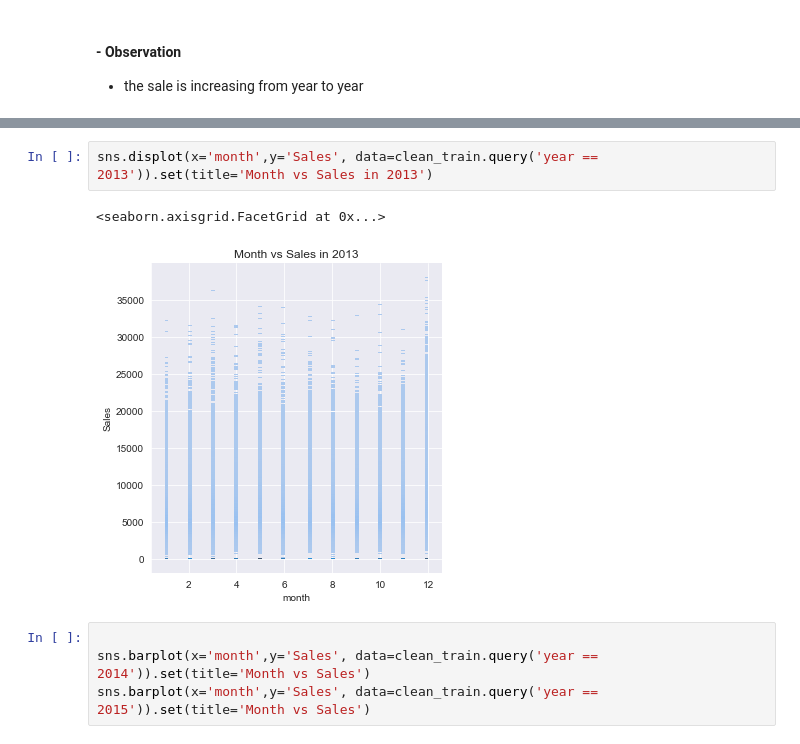
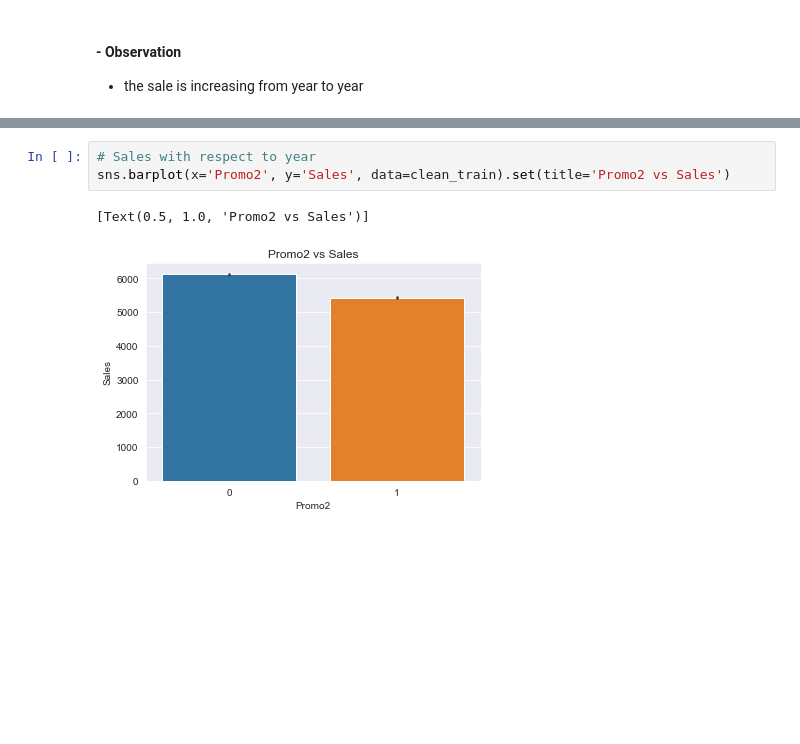
Before and after one commit to AntenehTilaye/Sales-Prediction-For-Pharmaceutical, a Jupyter notebook: notebooks/EDA.ipynb, the cells around one changed output, grey strips where cells are left out. Saved outputs shown, nothing was run; the diff lists cells and outputs as text; blank space fills up the shorter version.

```diff
--- a/notebooks/EDA.ipynb
+++ b/notebooks/EDA.ipynb
@@ -229,9 +336,6 @@ sns.barplot(x='month',y='Sales', data=clean_train).set(title='Month vs Sales')
 # %%
-sns.displot(x='month',y='Sales', data=clean_train.query('year == 2013')).set(title='Month vs Sales in 2013')
+# Sales with respect to year
+sns.barplot(x='Promo2', y='Sales', data=clean_train).set(title='Promo2 vs Sales')
 # %% [output]
-<seaborn.axisgrid.FacetGrid at 0x...>
+[Text(0.5, 1.0, 'Promo2 vs Sales')]
-[figure, old version]
+[figure, new version]
-# %%
-
-sns.barplot(x='month',y='Sales', data=clean_train.query('year == 2014')).set(title='Month vs Sales')
-sns.barplot(x='month',y='Sales', data=clean_train.query('year == 2015')).set(title='Month vs Sales')
```
Also changed, not shown: parts of 40 cells of this notebook.
